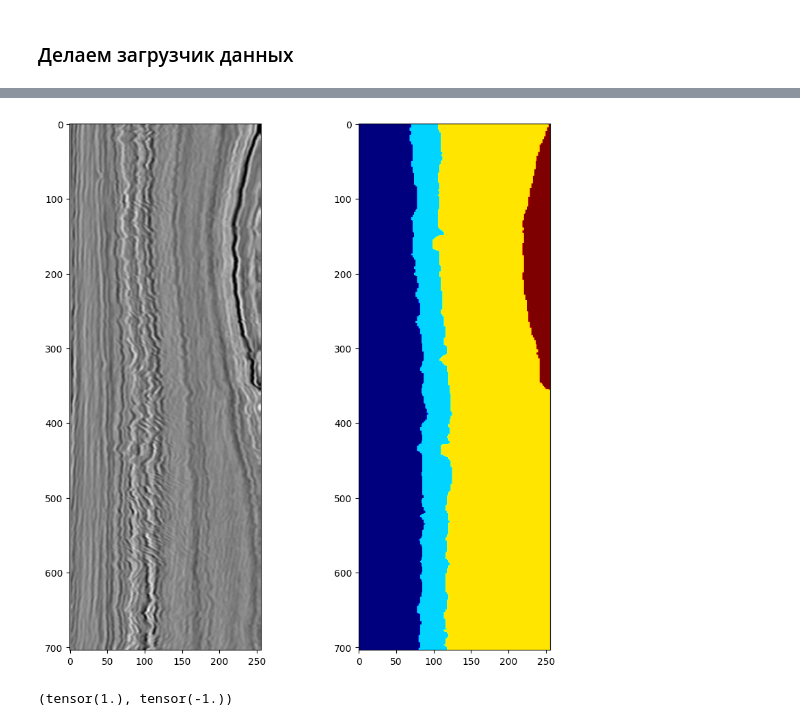
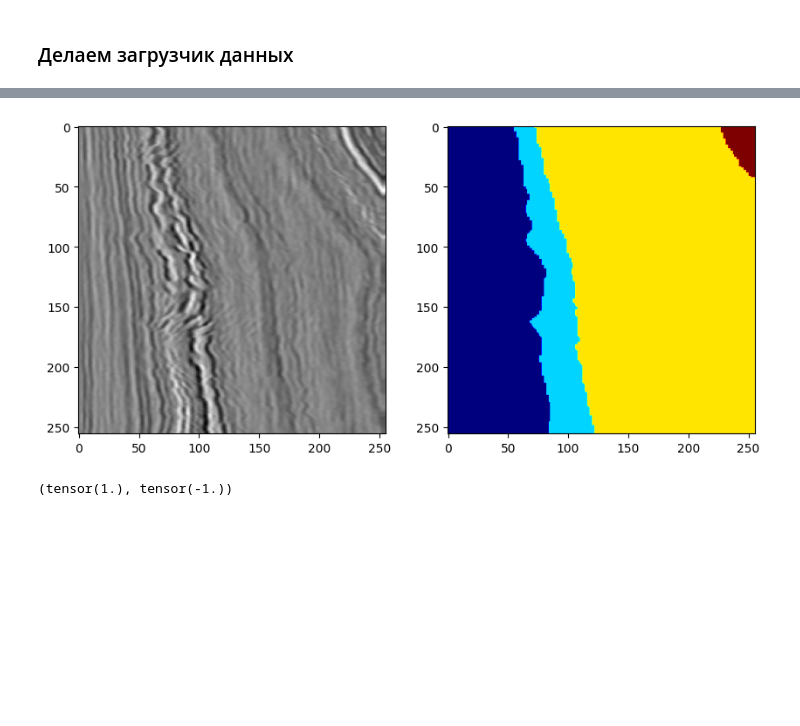
Before and after one commit to ravilkooo/ravil_project, a Jupyter notebook: unet_from_inet.ipynb, the cells around one changed output, grey strips where cells are left out. Drawn from its saved outputs; the diff is of its cells as text; code cells hidden in the pictures; blank space fills up the shorter version.

Commit message:
added learning and test with crop

```diff
--- a/unet_from_inet.ipynb
+++ b/unet_from_inet.ipynb
@@ -86,2 +129,3 @@ Pseudo-code
 # %%
 seismic_arr = np.array([seismic_example, seismic_example1])
+labels_cat_arr = np.array([labels_cat_example, labels_cat_example1])
@@ -102,7 +140,7 @@ plt.show()
 # %%
 fig, axs = plt.subplots(nrows=2, ncols=2, figsize=(4, 4))
-for i, image in enumerate(labels_arr):
-    axs[i][0].imshow(image, cmap='jet')
-    axs[i][1].imshow(rand_crop_1(image).permute(1,2,0), cmap='jet')
+for i, image in enumerate(labels_cat_arr):
+    axs[i][0].imshow(np.argmax(image,axis =-1), cmap='jet')
+    axs[i][1].imshow(np.argmax(rand_crop_1(image).permute(1,2,0), axis=-1), cmap='jet')
 plt.show()
 # %% [output]
@@ -126,12 +160,12 @@ np.stack([image, labels_arr[i]], axis=-1).shape
 # %%
 fig, axs = plt.subplots(nrows=2, ncols=4, figsize=(8, 4))
 for i, image in enumerate(seismic_arr):
-    stacked = np.stack([image, labels_arr[i]], axis=-1)
+    stacked = np.dstack([np.expand_dims(image, axis=-1), labels_cat_arr[i]])
     stacked = rand_crop_1(stacked)
-    im, lbl = torch.chunk(stacked, chunks=2, dim=0)
+    im, lbl = stacked[0], stacked[1:]
     axs[0][2*i].imshow(image, cmap='gray')
-    axs[0][2*i+1].imshow(im.permute(1,2,0), cmap='gray')
-    axs[1][2*i].imshow(labels_arr[i], cmap='jet')
-    axs[1][2*i+1].imshow(lbl.permute(1,2,0), cmap='jet')
+    axs[0][2*i+1].imshow(im, cmap='gray')
+    axs[1][2*i].imshow(np.argmax(labels_cat_arr[i], axis=-1), cmap='jet')
+    axs[1][2*i+1].imshow(np.argmax(lbl.permute(1,2,0), axis=-1), cmap='jet')
 plt.show()
 # %% [output]
@@ -164,7 +198,7 @@ class MyDataset(Dataset):
         self.labels  = np.load(pjoin(self.root,'train','train_labels.npy'   ))
         self.labels  = to_categorical(self.labels,num_classes=self.n_classes)
 
-        path = pjoin(self.root, 'splits', 'section_' + self.split + '.txt')
+        path = pjoin(self.root, 'splits', self.split + '.txt')
         patch_list = tuple(open(path, 'r'))
         self.patch_list = patch_list
 
@@ -194,17 +228,23 @@ class MyDataset(Dataset):
         # im = cv2.resize(im,(256,416)) # выбрать единый размер для i и x
         # lbl = np.argmax(cv2.resize(lbl,(256,416)),axis=-1)
         # lbl = np.round(cv2.resize(lbl,(256,416))) # выбрать единый размер
+        # im = np.expand_dims(im, axis = 0)
 
-        im = np.expand_dims(im, axis = 0)
+        assert im.shape[1] == 255 and lbl.shape[-1] == 6, f'wrong shapes: {im.shape} and {lbl.shape}'
 
         if self.transform:
-            stacked = np.stack([im, lbl], axis=-1)
-            stacked = self.transform(stacked)
-            im, lbl = torch.chunk(stacked, chunks=2, dim=0)
+            stacked = np.dstack([np.expand_dims(im, axis=-1), lbl])
+            stacked = rand_crop_1(stacked)
+            im, lbl = stacked[0], stacked[1:]
 
-        # Преобразование изображения и метки в тензоры PyTorch
-        image_tensor = torch.from_numpy(im).float()
-        label_tensor = torch.from_numpy(lbl).int()
+        if isinstance(im, np.ndarray):
+            im = torch.from_numpy(im)
+        if isinstance(lbl, np.ndarray):
+            lbl = torch.from_numpy(lbl)
+
+        image_tensor = torch.unsqueeze(im, 0)
+        image_tensor = image_tensor.float()
+        label_tensor = lbl.float() # или всё-таки int()??? если int, то тогда надо сделать round
 
         return image_tensor, label_tensor
 # %%
@@ -231,11 +274,10 @@ image_tensor.shape, label_tensor.shape
 # %%
 fig, axs = plt.subplots(nrows=1, ncols=2, figsize=(10,10))
 axs[0].imshow(image_tensor[0,0,:,:], cmap='gray')
-axs[1].imshow(np.argmax(label_tensor[0,:,:,:],axis=-1), cmap='jet')
-# axs[1].imshow(labels[idx,:,:].T, cmap='jet')
+axs[1].imshow(np.argmax(label_tensor[0,:,:,:],axis=0), cmap='jet')
 plt.show()
 # %% [output]
-[figure, old version]
+[figure, new version]
 # %%
 image_tensor.max(), image_tensor.min() # нормировка должна быть внутри класса
 # %% [output]
```
Also changed, not shown: parts of 62 cells of this notebook, 1 other file.
